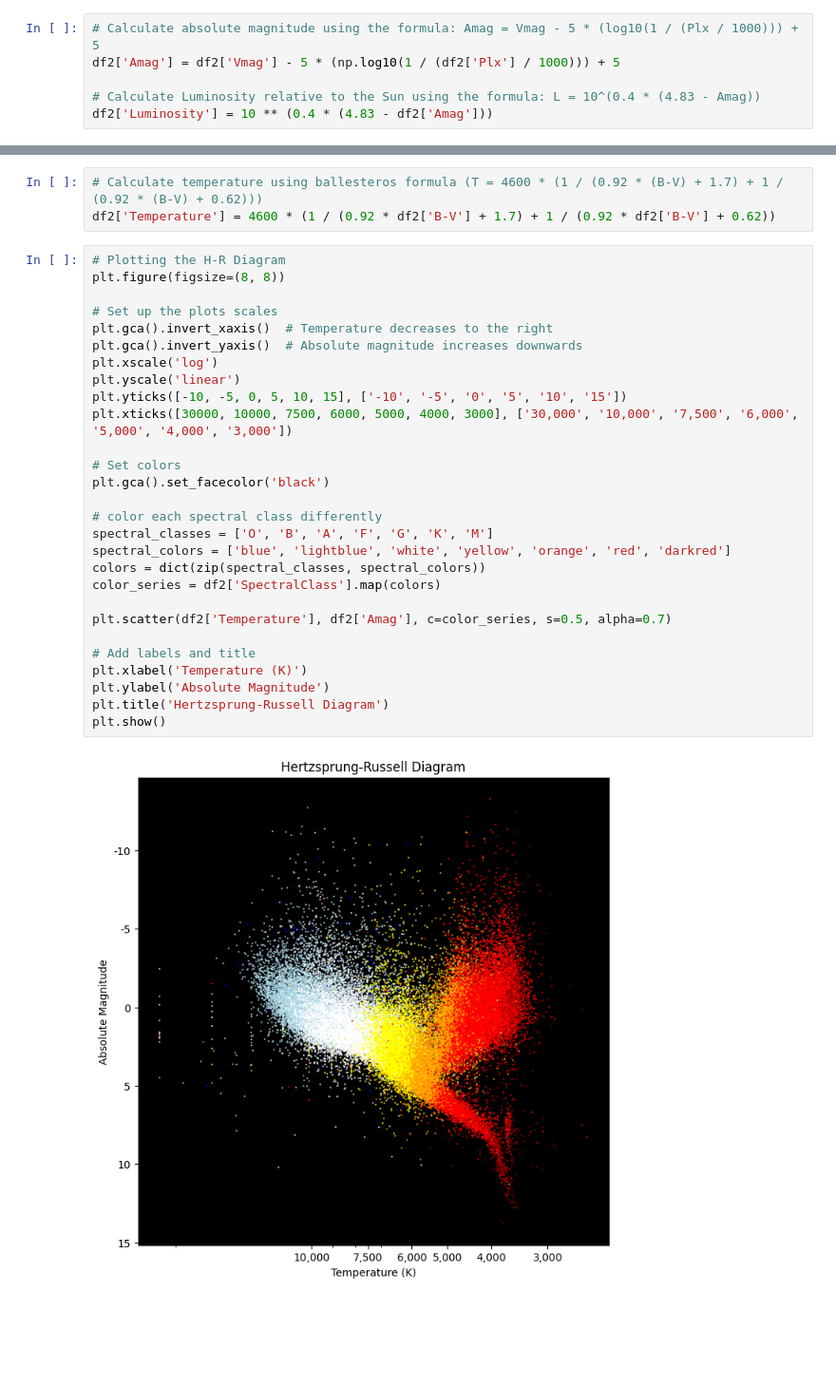
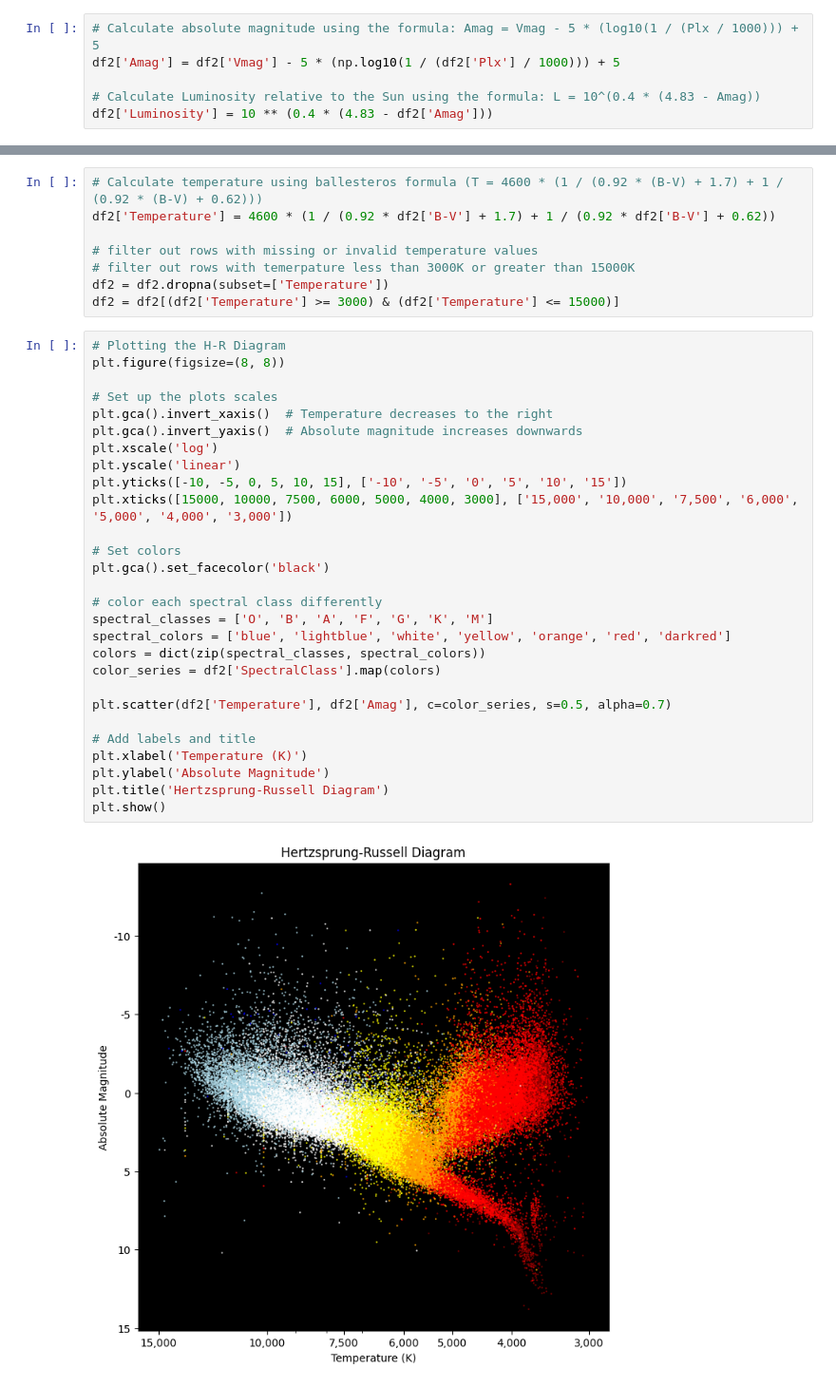
Before and after one commit to EP1XWARR10R/stellar-classification-capstone, a Jupyter notebook: Capstone.ipynb, the cells around one changed output, grey strips where cells are left out. Shown at 95% size. Cells and saved outputs as stored; diff of their text form; blank space fills up the shorter version.

Commit message:
feat: filtered out extreme temps

```diff
--- a/Capstone.ipynb
+++ b/Capstone.ipynb
@@ -113,33 +113,38 @@ df2.head(10)
 # %%
 # Calculate temperature using ballesteros formula (T = 4600 * (1 / (0.92 * (B-V) + 1.7) + 1 / (0.92 * (B-V) + 0.62)))
 df2['Temperature'] = 4600 * (1 / (0.92 * df2['B-V'] + 1.7) + 1 / (0.92 * df2['B-V'] + 0.62))
+
+# filter out rows with missing or invalid temperature values
+# filter out rows with temerpature less than 3000K or greater than 15000K
+df2 = df2.dropna(subset=['Temperature'])
+df2 = df2[(df2['Temperature'] >= 3000) & (df2['Temperature'] <= 15000)]
 # %%
 # Plotting the H-R Diagram
 plt.figure(figsize=(8, 8))
 
 # Set up the plots scales
 plt.gca().invert_xaxis()  # Temperature decreases to the right
 plt.gca().invert_yaxis()  # Absolute magnitude increases downwards
 plt.xscale('log')
 plt.yscale('linear')
 plt.yticks([-10, -5, 0, 5, 10, 15], ['-10', '-5', '0', '5', '10', '15'])
-plt.xticks([30000, 10000, 7500, 6000, 5000, 4000, 3000], ['30,000', '10,000', '7,500', '6,000', '5,000', '4,000', '3,000'])
+plt.xticks([15000, 10000, 7500, 6000, 5000, 4000, 3000], ['15,000', '10,000', '7,500', '6,000', '5,000', '4,000', '3,000'])
 
 # Set colors
 plt.gca().set_facecolor('black')
 
 # color each spectral class differently
 spectral_classes = ['O', 'B', 'A', 'F', 'G', 'K', 'M']
 spectral_colors = ['blue', 'lightblue', 'white', 'yellow', 'orange', 'red', 'darkred']
 colors = dict(zip(spectral_classes, spectral_colors))
 color_series = df2['SpectralClass'].map(colors)
 
 plt.scatter(df2['Temperature'], df2['Amag'], c=color_series, s=0.5, alpha=0.7)
 
 # Add labels and title
 plt.xlabel('Temperature (K)')
 plt.ylabel('Absolute Magnitude')
 plt.title('Hertzsprung-Russell Diagram')
 plt.show()
 # %% [output]
-[figure, old version]
+[figure, new version]
```
Also changed, not shown: parts of 1 cell of this notebook.
